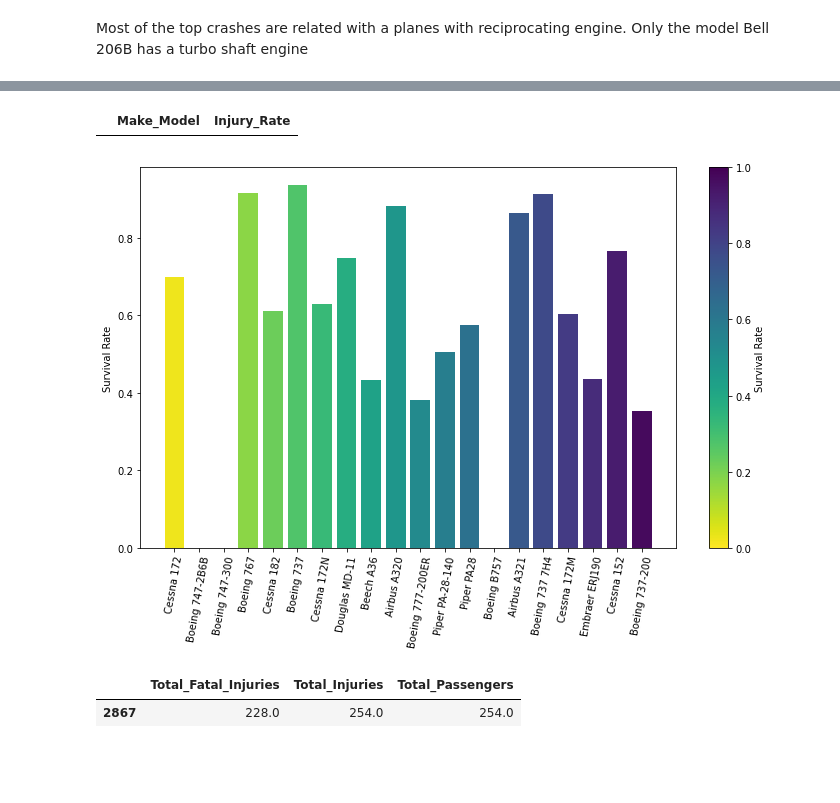
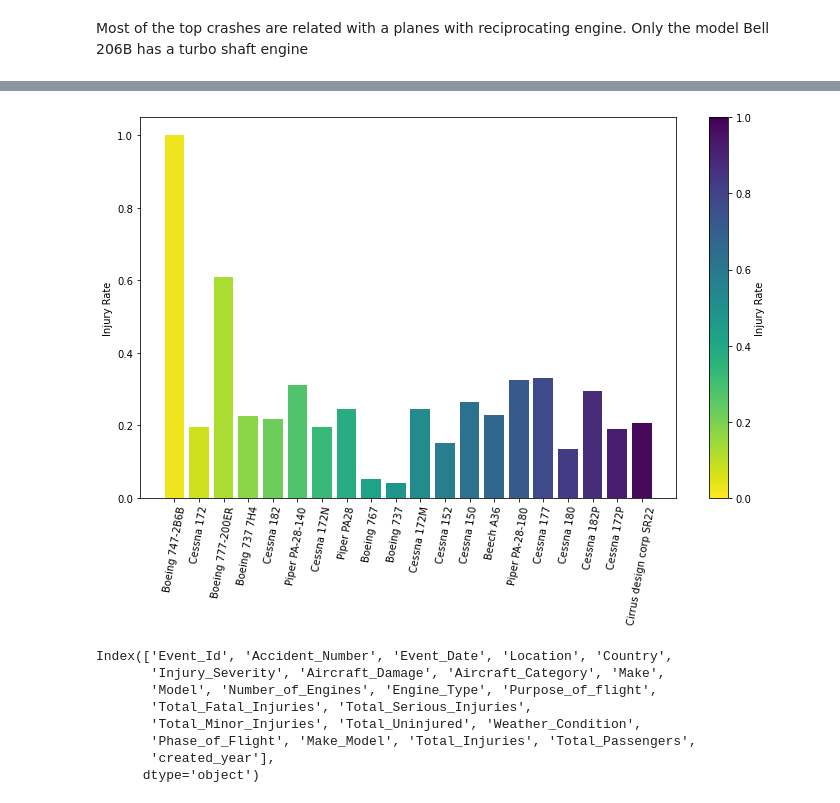
Before and after one commit to kaceyclougher/Phase-1-Project, a Jupyter notebook: Irwin's Analysis.ipynb, the cells around one changed output, grey strips where cells are left out. Saved outputs shown, nothing was run; the diff lists cells and outputs as text; code cells hidden in the pictures; blank space fills up the shorter version.

```diff
--- a/Irwin's Analysis.ipynb
+++ b/Irwin's Analysis.ipynb
@@ -7,7 +7,7 @@ import numpy as np
 %matplotlib inline
 # %%
 #opening the new csv file for our data
-df = pd.read_csv('./data/Clean_AviationII.csv')
+df = pd.read_csv('Clean_AviationIII.csv')
 # %% [markdown]
 **Is there any correlation between weather and accidents?
 Weather that produces most accidents**
@@ -139,6 +140,14 @@ Most of the top crashes are related with a planes with reciprocating engine. Onl
 # %%
 top_models = df[['Make_Model']].value_counts()[:20]
 
-model_df = df[df['Make_Model'].isin(top_models.index)][['Make_Model', 'Total_Injuries', 'Total_Passengers']]
+model_df = df[df['Make_Model'].isin(top_models.index)][['Make', 'Total_Injuries', 'Total_Passengers']]
 model_df
+
+model_df = make_df = df.groupby(['Make_Model'])[ 'Total_Injuries', 'Total_Passengers'].sum().nlargest(20,
+    columns=['Total_Injuries', 'Total_Passengers'])
+model_df
+
+model_df['Injury_Rate'] = (model_df['Total_Injuries']/ model_df['Total_Passengers'])
+model_df = model_df.drop(columns= ['Total_Injuries', 'Total_Passengers'])
+model_df
 # %% [output]
@@ -169,33 +172,33 @@ model_df
-# %%
-model_df['Injury_Rate'] = 1 - (model_df['Total_Injuries']/ model_df['Total_Passengers'])
-model_df = model_df.drop(columns= ['Total_Injuries', 'Total_Passengers'])
-model_df
-# %% [output]
-|  | Make_Model | Injury_Rate |
 # %%
 fig, ax = plt.subplots(figsize=(12,7))
 
 color_map = plt.cm.viridis_r
 bin_edges = np.linspace(0,1, len(model_df) + 1)
 colors = [color_map((bin_edges[i] + bin_edges[i+1])/2) for i in range(len(model_df))]
 
 # model_df.plot(kind='bar', rot=80, figsize=(12,6), ax =ax,legend=False, color =colors)
 # ax.set_ylabel('Survival Rate');
 
 for index, (make, row) in enumerate(model_df.iterrows()):
     color = colors[index]
-    ax.bar(make, row['Survival_Rate'], color = color)
+    ax.bar(make, row['Injury_Rate'], color = color)
 
 ax.set_xticklabels(model_df.index, rotation=80)
-ax.set_ylabel('Survival Rate')
+ax.set_ylabel('Injury Rate')
 sm = plt.cm.ScalarMappable(cmap = color_map, norm=plt.Normalize(vmin=0, vmax=1))
 sm.set_array([])
 cbar = plt.colorbar(sm, ax=ax)
-cbar.set_label('Survival Rate')
+cbar.set_label('Injury Rate')
 # %% [output]
-[figure, old version]
+[figure, new version]
-# %%
-df[['Total_Fatal_Injuries', 'Total_Injuries','Total_Passengers']].loc[(df['Make_Model'] == 'Boeing 747-300')]
-# %% [output]
-|  | Total_Fatal_Injuries | Total_Injuries | Total_Passengers |
-| 2867 | 228.0 | 254.0 | 254.0 |
+# %%
+df.columns
+# %% [output]
+Index(['Event_Id', 'Accident_Number', 'Event_Date', 'Location', 'Country',
+       'Injury_Severity', 'Aircraft_Damage', 'Aircraft_Category', 'Make',
+       'Model', 'Number_of_Engines', 'Engine_Type', 'Purpose_of_flight',
+       'Total_Fatal_Injuries', 'Total_Serious_Injuries',
+       'Total_Minor_Injuries', 'Total_Uninjured', 'Weather_Condition',
+       'Phase_of_Flight', 'Make_Model', 'Total_Injuries', 'Total_Passengers',
+       'created_year'],
+      dtype='object')
```
Also changed, not shown: parts of 12 cells of this notebook.
